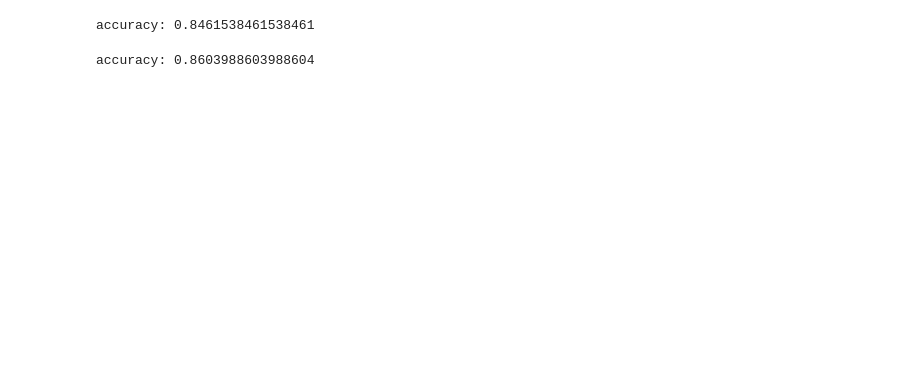
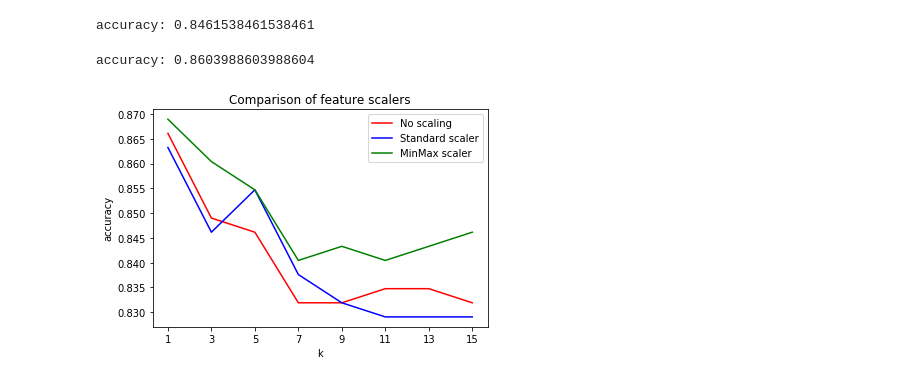
Before and after one commit to yinyuWu/COMP9417-Project, a Jupyter notebook: notebook.ipynb, the cells around one changed output. Drawn from its saved outputs; the diff is of its cells as text; code cells hidden in the pictures; blank space fills up the shorter version.

```diff
--- a/notebook.ipynb
+++ b/notebook.ipynb
@@ -21,6 +21,7 @@ dataset = pd.DataFrame(dataset[0])
 dataset = dataset.to_numpy()
 X = dataset[:, :-1].astype(np.float64) # cast datatype from 'float' to 'np.float64' (seems to be faster)
 y = dataset[:, -1]
+labels, y = np.unique(y, return_inverse=True) # map labels to ints (labels[0] -> 0, labels[1] -> 1)
 print(X.shape)
 print(y.shape)
 del dataset
@@ -154,9 +97,6 @@ print(manhattan2(x1, x2))
 ## Sklearn KNN Classifier
 ___
 I think this is how they want us to calculate accuracy. Train on all except 1 example, then predict on that single test example. Repeat for all possible splits. There should be m splits where m is the number of examples in the dataset.
-# %%
-# sklearn doesn't like y labels of type 'bytes'
-y = y.astype('str')
 # %%
 # No feature scaling
 def KNNclassifierWithLOO(X, y, k):
@@ -263,19 +203,22 @@ accuracy: 0.8603988603988604
 # %%
 n_neighbours = [1, 3, 5, 7, 9, 11, 13, 15]
 acc1 = []
 acc2 = []
 acc3 = []
 
 for k in n_neighbours:
     acc1.append(KNNclassifierWithLOO(X, y, k))
     acc2.append(KNNclassifierWithLOOandStandardScaler(X, y, k))
     acc3.append(KNNclassifierWithLOOandMinMaxScaler(X, y, k))
 
 plt.plot(n_neighbours, acc1, 'r-', label='No scaling')
 plt.plot(n_neighbours, acc2, 'b-', label='Standard scaler')
 plt.plot(n_neighbours, acc3, 'g-', label='MinMax scaler')
 plt.xlabel('k')
 plt.ylabel('accuracy')
 plt.xticks(n_neighbours)
+plt.title('Comparison of feature scalers')
 plt.legend()
 plt.show()
+# %% [output]
+[figure, added]
```
Also changed, not shown: parts of 30 cells of this notebook.
